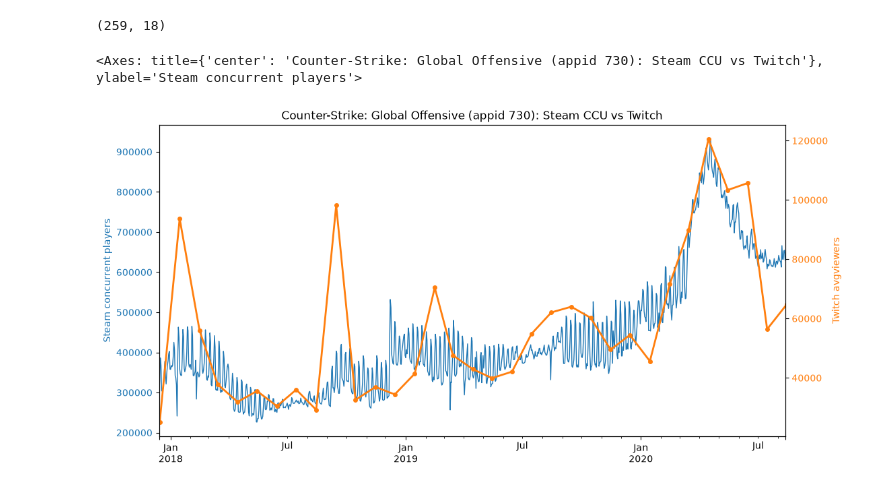
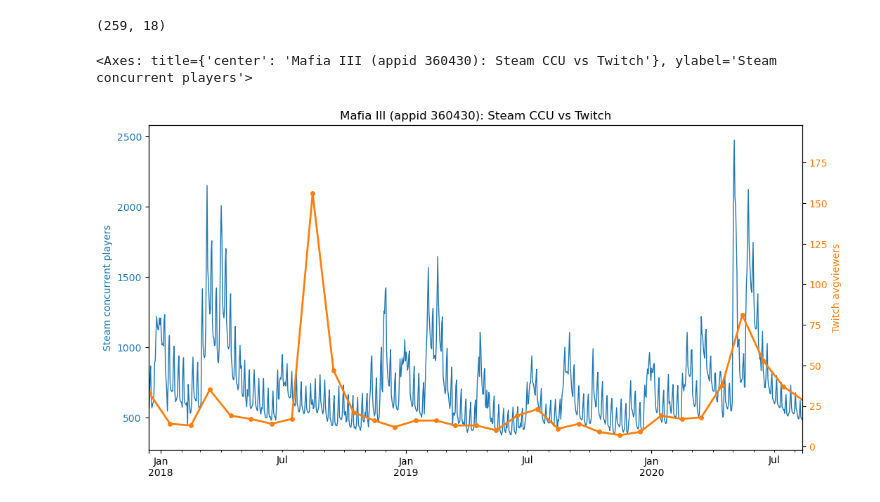
Before and after one commit to d-m-g/steam-games-life-analysis, a Jupyter notebook: analysis.ipynb, the cells around one changed output. Cells and saved outputs as stored; diff of their text form; code cells hidden in the pictures.

```diff
--- a/analysis.ipynb
+++ b/analysis.ipynb
@@ -198,33 +198,33 @@ TW = pd.read_csv("data/sullygnome/twitch_monthly_by_appid.csv", parse_dates=["mo
 
 def ccu_path(appid):
     for part in ("PlayerCountHistoryPart1", "PlayerCountHistoryPart2"):
         p = f"data/steam-games-dataset/{part}/{appid}.csv"
         if os.path.exists(p):
             return p
     raise FileNotFoundError(f"no CCU history for appid {appid}")
 
 def plot_game(appid, metric="avgviewers", ax=None):
     ccu = pd.read_csv(ccu_path(appid), parse_dates=["Time"], index_col="Time")["Playercount"]
     tw = TW[TW["appid"] == appid].set_index("month")[metric].sort_index()
     name = TW.loc[TW["appid"] == appid, "name_steam"].iloc[0]
 
     ax = ax or plt.subplots(figsize=(12, 6))[1]
     ccu.resample("D").mean().plot(ax=ax, color="tab:blue", lw=1, label="Steam CCU (daily mean)")
     ax.set_ylabel("Steam concurrent players", color="tab:blue")
     ax.tick_params(axis="y", labelcolor="tab:blue")
     ax.set_xlabel("")
 
     ax2 = ax.twinx()
     ax2.plot(tw.index + pd.Timedelta(days=14), tw.values,      # marker sits mid-month
              color="tab:orange", lw=2, marker="o", ms=4, label=f"Twitch {metric} (monthly)")
     ax2.set_ylabel(f"Twitch {metric}", color="tab:orange")
     ax2.tick_params(axis="y", labelcolor="tab:orange")
     ax2.set_xlim(ax.get_xlim())                                # clip Twitch to CCU window
 
     ax.set_title(f"{name} (appid {appid}): Steam CCU vs Twitch")
     return ax
 
-plot_game(730)
+plot_game(360430)
 # %% [output]
-<Axes: title={'center': 'Counter-Strike: Global Offensive (appid 730): Steam CCU vs Twitch'}, ylabel='Steam concurrent players'>
+<Axes: title={'center': 'Mafia III (appid 360430): Steam CCU vs Twitch'}, ylabel='Steam concurrent players'>
-[figure, old version]
+[figure, new version]
```
Also changed, not shown: parts of 1 cell of this notebook, 2 other files.
